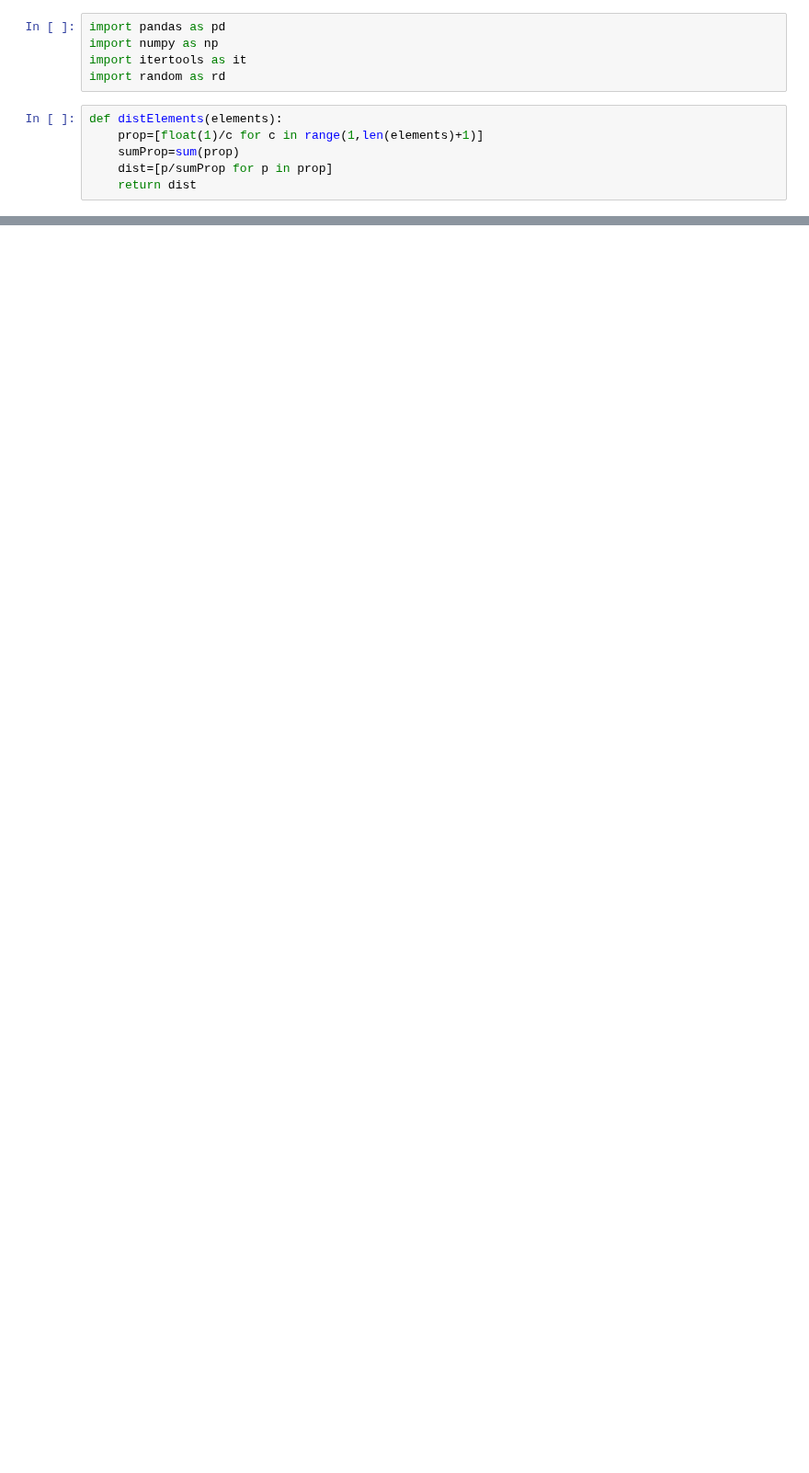
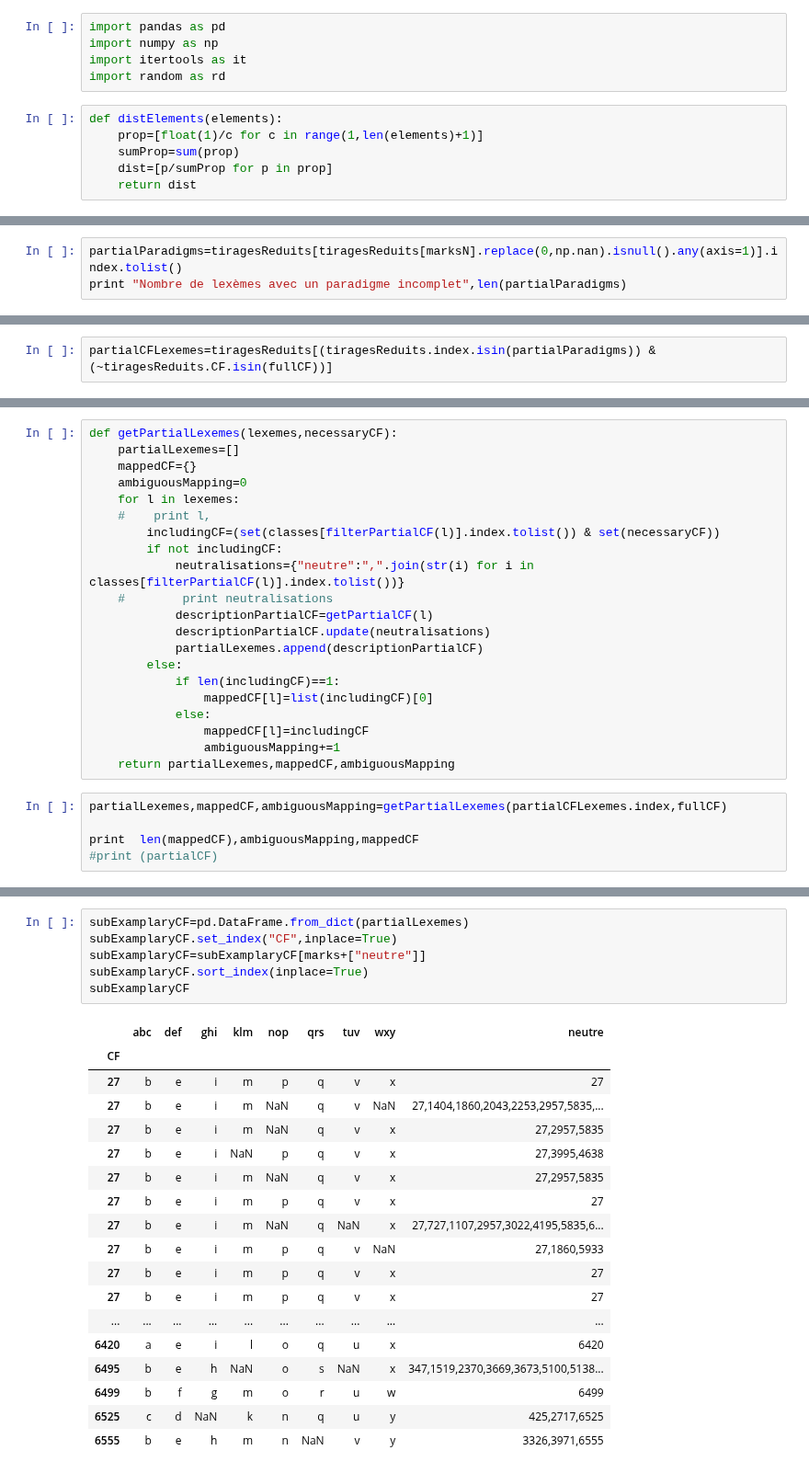
Before and after one commit to gboye/SWIM, a Jupyter notebook: PseudoLanguages/PseudoLexique-CroisementCF.ipynb, the cells around one changed output, grey strips where cells are left out. Shown at 92% size. Drawn from its saved outputs; the diff is of its cells as text; blank space fills up the shorter version.

```diff
--- a/PseudoLanguages/PseudoLexique-CroisementCF.ipynb
+++ b/PseudoLanguages/PseudoLexique-CroisementCF.ipynb
@@ -141,0 +231,3 @@ len(lexemes[lexemes.index.isin(fullParadigms)].groupby("CF").groups.keys())
+# %%
+partialParadigms=tiragesReduits[tiragesReduits[marksN].replace(0,np.nan).isnull().any(axis=1)].index.tolist()
+print "Nombre de lexèmes avec un paradigme incomplet",len(partialParadigms)
@@ -141,0 +236,2 @@ len(lexemes[lexemes.index.isin(fullParadigms)].groupby("CF").groups.keys())
+# %%
+partialCFLexemes=tiragesReduits[(tiragesReduits.index.isin(partialParadigms)) & (~tiragesReduits.CF.isin(fullCF))]
@@ -141,0 +308,26 @@ len(lexemes[lexemes.index.isin(fullParadigms)].groupby("CF").groups.keys())
+# %%
+def getPartialLexemes(lexemes,necessaryCF):
+    partialLexemes=[]
+    mappedCF={}
+    ambiguousMapping=0
+    for l in lexemes:
+    #    print l,
+        includingCF=(set(classes[filterPartialCF(l)].index.tolist()) & set(necessaryCF))
+        if not includingCF:
+            neutralisations={"neutre":",".join(str(i) for i in classes[filterPartialCF(l)].index.tolist())}
+    #        print neutralisations
+            descriptionPartialCF=getPartialCF(l)
+            descriptionPartialCF.update(neutralisations)
+            partialLexemes.append(descriptionPartialCF)
+        else:
+            if len(includingCF)==1:
+                mappedCF[l]=list(includingCF)[0]
+            else:
+                mappedCF[l]=includingCF
+                ambiguousMapping+=1
+    return partialLexemes,mappedCF,ambiguousMapping
+# %%
+partialLexemes,mappedCF,ambiguousMapping=getPartialLexemes(partialCFLexemes.index,fullCF)
+
+print  len(mappedCF),ambiguousMapping,mappedCF
+#print (partialCF)
@@ -141,0 +336,25 @@ len(lexemes[lexemes.index.isin(fullParadigms)].groupby("CF").groups.keys())
+# %%
+subExamplaryCF=pd.DataFrame.from_dict(partialLexemes)
+subExamplaryCF.set_index("CF",inplace=True)
+subExamplaryCF=subExamplaryCF[marks+["neutre"]]
+subExamplaryCF.sort_index(inplace=True)
+subExamplaryCF
+# %% [output]
+|  | abc | def | ghi | klm | nop | qrs | tuv | wxy | neutre |
+| CF |  |  |  |  |  |  |  |  |  |
+| 27 | b | e | i | m | p | q | v | x | 27 |
+| 27 | b | e | i | m | NaN | q | v | NaN | 27,1404,1860,2043,2253,2957,5835,... |
+| 27 | b | e | i | m | NaN | q | v | x | 27,2957,5835 |
+| 27 | b | e | i | NaN | p | q | v | x | 27,3995,4638 |
+| 27 | b | e | i | m | NaN | q | v | x | 27,2957,5835 |
+| 27 | b | e | i | m | p | q | v | x | 27 |
+| 27 | b | e | i | m | NaN | q | NaN | x | 27,727,1107,2957,3022,4195,5835,6... |
+| 27 | b | e | i | m | p | q | v | NaN | 27,1860,5933 |
+| 27 | b | e | i | m | p | q | v | x | 27 |
+| 27 | b | e | i | m | p | q | v | x | 27 |
+| ... | ... | ... | ... | ... | ... | ... | ... | ... | ... |
+| 6420 | a | e | i | l | o | q | u | x | 6420 |
+| 6495 | b | e | h | NaN | o | s | NaN | x | 347,1519,2370,3669,3673,5100,5138... |
+| 6499 | b | f | g | m | o | r | u | w | 6499 |
+| 6525 | c | d | NaN | k | n | q | u | y | 425,2717,6525 |
+| 6555 | b | e | h | m | n | NaN | v | y | 3326,3971,6555 |
```
Also changed, not shown: parts of 55 cells of this notebook, 8 other files.
